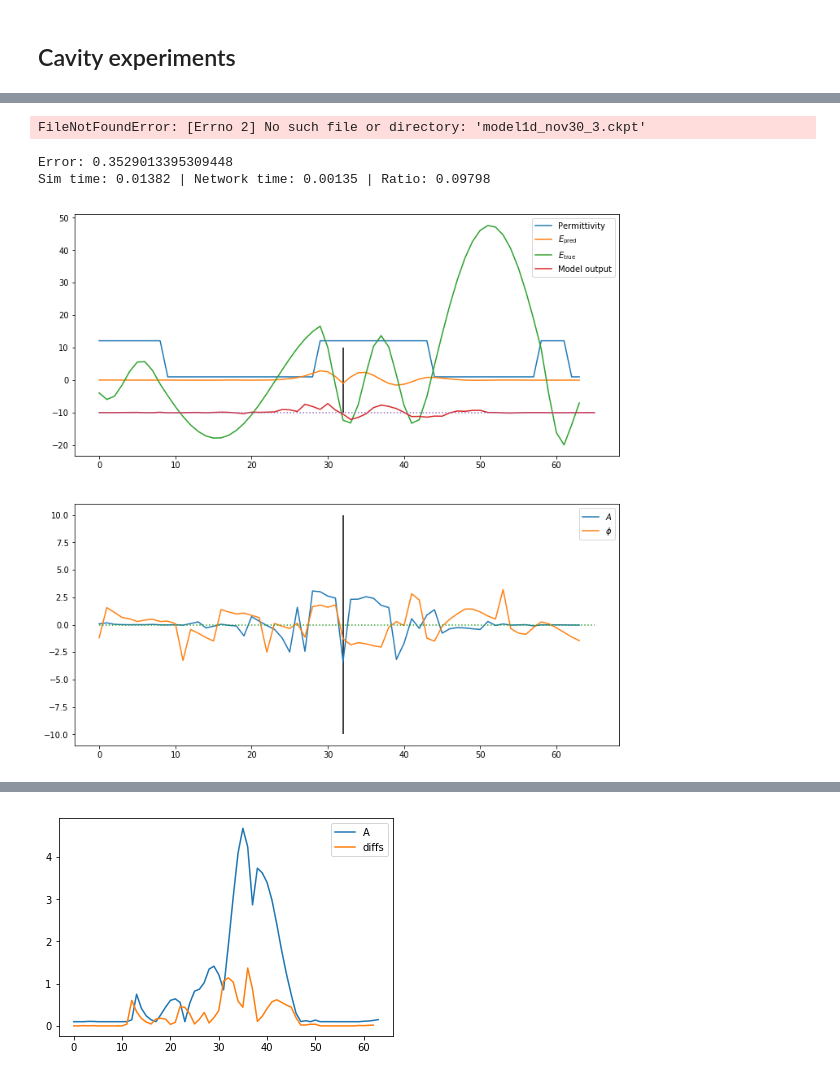
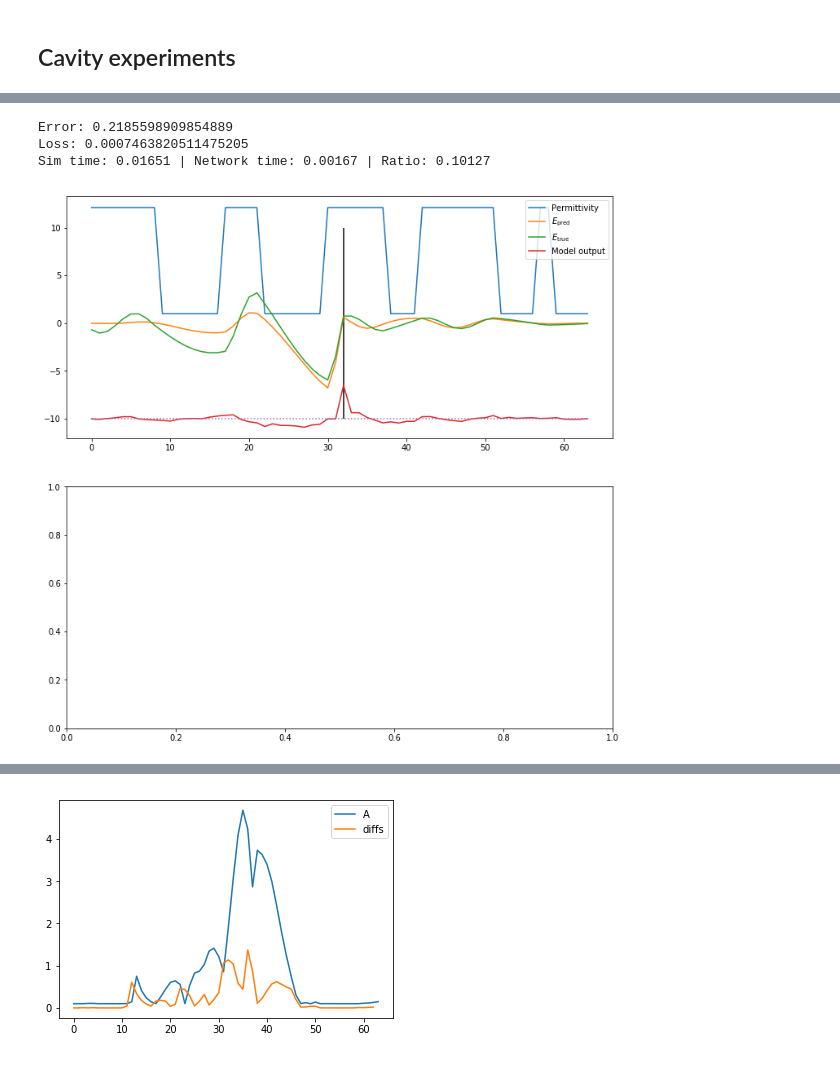
Before and after one commit to bencbartlett/neural-maxwell, a Jupyter notebook: CS229_Final_Project.ipynb, the cells around one changed output, grey strips where cells are left out. Saved outputs shown, nothing was run; the diff lists cells and outputs as text; code cells hidden in the pictures.

```diff
--- a/CS229_Final_Project.ipynb
+++ b/CS229_Final_Project.ipynb
@@ -383,9 +477,9 @@ def perm_generator_vacuum():
 # %%
 # Hyperparameters
 num_epochs = 300
-learning_rate = 0.00001
+learning_rate = 5e-6
 # batch_size = 512
-batch_size = 64
+batch_size = 100
 
 
 # Device configuration
@@ -394,13 +488,14 @@ device = torch.device('cuda:0')
 
 # Create a model
 # model = MaxwellDense(supervised=False, regularize_A_phi=False).to(device)
-model = MaxwellConv(supervised=False).to(device)
+# model = MaxwellConv(supervised=False).to(device)
+model = MaxwellConvV2(drop_p=0.1).to(device)
 
 # writer = SummaryWriter()
 
 # Create data loaders
 # train_data = Perm1dDataset(perm_generator_vacuum, N=1, infinite_mode=False)
-train_data = Perm1dDataset(perm_random_number_alternating_layers, N=1e5, infinite_mode=False)
+train_data = Perm1dDataset(perm_random_number_alternating_layers, N=1e6, infinite_mode=False)
 train_loader = DataLoader(dataset=train_data, batch_size=batch_size, shuffle=True)
 
 # test_data = Perm1dDataset_test("datasets/test_1d_unsupervised.hdf5", "alternating_layers")
@@ -420,7 +515,7 @@ params = []
 
 for epoch in epoch_iterator:
 
-    SHOW_ITERATION_PROGRESS = False
+    SHOW_ITERATION_PROGRESS = True
     if SHOW_ITERATION_PROGRESS:
         train_loader = pbar(train_loader)
 
@@ -467,55 +572,62 @@ Mean loss: 0.003994289319962263
 # %%
-model.load_state_dict(torch.load("model1d_nov30_3.ckpt"))
+# model.load_state_dict(torch.load("model1d_nov30_3.ckpt"))
-# %% [output]
-FileNotFoundError: [Errno 2] No such file or directory: 'model1d_nov30_3.ckpt'
 # %%
 def plot_model_outputs(perms):
     start = time()
     _, src_x, Hx, Hy, Ez = Cavity1D(device_length=64, cavity_buffer=16).solve(perms, omega=OMEGA_1550)
     sim_time = time() - start
 
-    epsilons = torch.tensor([perms], device=device).float()
+    epsilons = torch.tensor([perms]*batch_size, device=device).float()
     start = time()
     fields = model.get_fields(epsilons)
     network_time = time() - start
 
-    A, phi = model.forward_amplitude_phase(epsilons)
+    Ez_pred = fields[0].detach().cpu().numpy()
+    scale_ratio = np.mean(np.abs(Ez)) / np.mean(np.abs(Ez_pred))
+    Ez_pred *= scale_ratio
 
-    outputs = model(epsilons)[0].detach().cpu().numpy()
+
+#     A, phi = model.forward_amplitude_phase(epsilons)
+
+    outputs = model(epsilons)
+    loss = criterion(outputs, torch.zeros_like(outputs))
+    outputs = outputs[0].detach().cpu().numpy()
 
     print(f"Error: {np.linalg.norm(outputs)}")
+    print(f"Loss: {loss.item()}")
 
     print("Sim time: {:.5f} | Network time: {:.5f} | Ratio: {:.5f}".format(
         sim_time, network_time, network_time / sim_time))
 
     f, ax = plt.subplots(2, 1, figsize=(12,12))
     ax[0].plot(epsilons[0].detach().cpu().numpy(), label="Permittivity")
-    ax[0].plot(fields[0].detach().cpu().numpy(), label="$E_\mathrm{pred}$")
-    ax[0].plot(np.imag(Ez)[16:-16], label="$E_\mathrm{true}$")
+    ax[0].plot(Ez_pred, label="$E_\mathrm{pred}$")
+    ax[0].plot(np.real(Ez)[16:-16], label="$E_\mathrm{true}$")
     ax[0].plot(-10 + 20*outputs, label="Model output")
     ax[0].plot(-10 * np.ones(outputs.shape), linestyle=':')
     ax[0].vlines(src_x, -10, 10)
     ax[0].legend()
 
-    ax[1].plot(A[0].detach().cpu().numpy(), label="$A$")
-    ax[1].plot(phi[0].detach().cpu().numpy(), label="$\phi$")
-    ax[1].plot(np.zeros(outputs.shape), linestyle=':')
-    ax[1].vlines(src_x, -10, 10)
-    ax[1].legend()
+#     ax[1].plot(A[0].detach().cpu().numpy(), label="$A$")
+#     ax[1].plot(phi[0].detach().cpu().numpy(), label="$\phi$")
+#     ax[1].plot(np.zeros(outputs.shape), linestyle=':')
+#     ax[1].vlines(src_x, -10, 10)
+#     ax[1].legend()
 
     plt.show()
 # %%
 model.eval()
 
 # perms = perm_generator_vacuum()
-perms = perm_alternating_layers(s=64)
-# perms = perm_random_number_alternating_layers()
+# perms = perm_alternating_layers(s=64)
+perms = perm_random_number_alternating_layers()
 # perms = train_data[7][0].detach().numpy()
 plot_model_outputs(perms)
 # %% [output]
-Error: 0.3529013395309448
-Sim time: 0.01382 | Network time: 0.00135 | Ratio: 0.09798
+Error: 0.2185598909854889
+Loss: 0.0007463820511475205
+Sim time: 0.01651 | Network time: 0.00167 | Ratio: 0.10127
-[figure, old version]
+[figure, new version]
 # %%
 all_perms = []
 for i in pbar(range(10000)):
```
Also changed, not shown: parts of 8 cells of this notebook, 3 other files.
